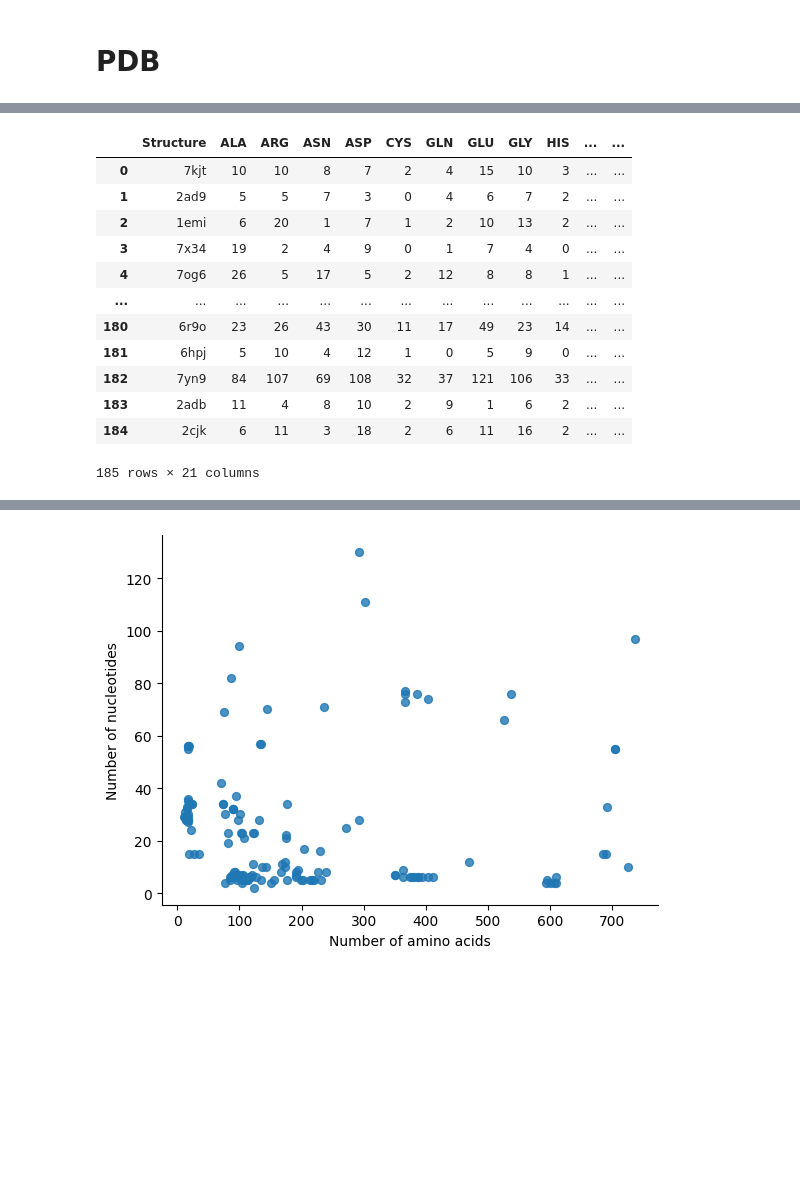
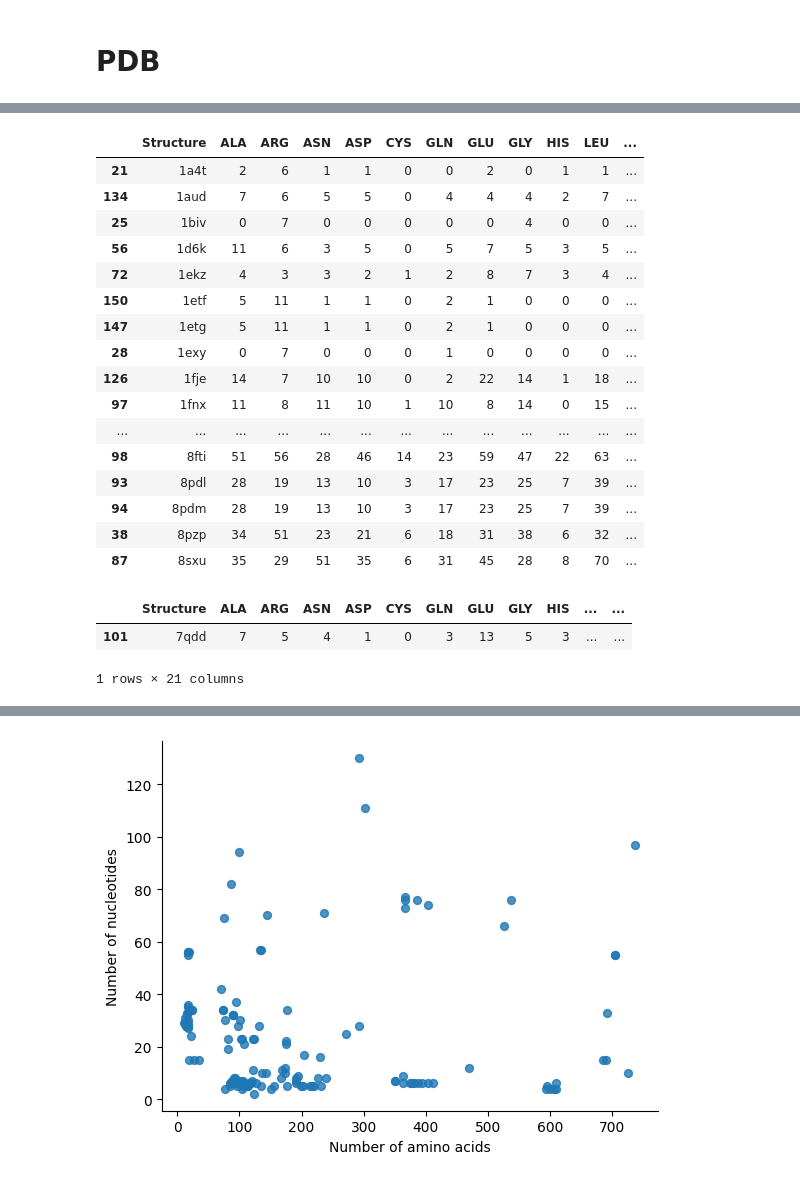
Before and after one commit to EnnesJp/Monografia-Sistemas-de-Informacao, a Jupyter notebook: II/pdb.ipynb, the cells around one changed output, grey strips where cells are left out. Saved outputs shown, nothing was run; the diff lists cells and outputs as text; code cells hidden in the pictures; blank space fills up the shorter version.

```diff
--- a/II/pdb.ipynb
+++ b/II/pdb.ipynb
@@ -210,47 +210,60 @@ for key, values in proteinChains.items():
 
 
 protein_aminoacides_df = pd.DataFrame (
     plot_protein_aminoacides_data,
     columns = [
         'Structure',
         'ALA',
         'ARG',
         'ASN',
         'ASP',
         'CYS',
         'GLN',
         'GLU',
         'GLY',
         'HIS',
         'LEU',
         'ILE',
         'LYS',
         'MET',
         'PHE',
         'PRO',
         'SER',
         'THR',
         'TRP',
         'TYR',
         'VAL',
     ]
 )
 
-protein_aminoacides_df
+pd.options.display.max_columns = None
+pd.options.display.max_rows = None
+
+display(protein_aminoacides_df.sort_values(by=['Structure']))
 # %% [output]
-|  | Structure | ALA | ARG | ASN | ASP | CYS | GLN | GLU | GLY | HIS | ... | ... |
-| 0 | 7kjt | 10 | 10 | 8 | 7 | 2 | 4 | 15 | 10 | 3 | ... | ... |
-| 1 | 2ad9 | 5 | 5 | 7 | 3 | 0 | 4 | 6 | 7 | 2 | ... | ... |
-| 2 | 1emi | 6 | 20 | 1 | 7 | 1 | 2 | 10 | 13 | 2 | ... | ... |
-| 3 | 7x34 | 19 | 2 | 4 | 9 | 0 | 1 | 7 | 4 | 0 | ... | ... |
-| 4 | 7og6 | 26 | 5 | 17 | 5 | 2 | 12 | 8 | 8 | 1 | ... | ... |
+|  | Structure | ALA | ARG | ASN | ASP | CYS | GLN | GLU | GLY | HIS | LEU | ... |
+| 21 | 1a4t | 2 | 6 | 1 | 1 | 0 | 0 | 2 | 0 | 1 | 1 | ... |
+| 134 | 1aud | 7 | 6 | 5 | 5 | 0 | 4 | 4 | 4 | 2 | 7 | ... |
+| 25 | 1biv | 0 | 7 | 0 | 0 | 0 | 0 | 0 | 4 | 0 | 0 | ... |
+| 56 | 1d6k | 11 | 6 | 3 | 5 | 0 | 5 | 7 | 5 | 3 | 5 | ... |
+| 72 | 1ekz | 4 | 3 | 3 | 2 | 1 | 2 | 8 | 7 | 3 | 4 | ... |
+| 150 | 1etf | 5 | 11 | 1 | 1 | 0 | 2 | 1 | 0 | 0 | 0 | ... |
+| 147 | 1etg | 5 | 11 | 1 | 1 | 0 | 2 | 1 | 0 | 0 | 0 | ... |
+| 28 | 1exy | 0 | 7 | 0 | 0 | 0 | 1 | 0 | 0 | 0 | 0 | ... |
+| 126 | 1fje | 14 | 7 | 10 | 10 | 0 | 2 | 22 | 14 | 1 | 18 | ... |
+| 97 | 1fnx | 11 | 8 | 11 | 10 | 1 | 10 | 8 | 14 | 0 | 15 | ... |
 | ... | ... | ... | ... | ... | ... | ... | ... | ... | ... | ... | ... | ... |
-| 180 | 6r9o | 23 | 26 | 43 | 30 | 11 | 17 | 49 | 23 | 14 | ... | ... |
-| 181 | 6hpj | 5 | 10 | 4 | 12 | 1 | 0 | 5 | 9 | 0 | ... | ... |
-| 182 | 7yn9 | 84 | 107 | 69 | 108 | 32 | 37 | 121 | 106 | 33 | ... | ... |
-| 183 | 2adb | 11 | 4 | 8 | 10 | 2 | 9 | 1 | 6 | 2 | ... | ... |
-| 184 | 2cjk | 6 | 11 | 3 | 18 | 2 | 6 | 11 | 16 | 2 | ... | ... |
+| 98 | 8fti | 51 | 56 | 28 | 46 | 14 | 23 | 59 | 47 | 22 | 63 | ... |
+| 93 | 8pdl | 28 | 19 | 13 | 10 | 3 | 17 | 23 | 25 | 7 | 39 | ... |
+| 94 | 8pdm | 28 | 19 | 13 | 10 | 3 | 17 | 23 | 25 | 7 | 39 | ... |
+| 38 | 8pzp | 34 | 51 | 23 | 21 | 6 | 18 | 31 | 38 | 6 | 32 | ... |
+| 87 | 8sxu | 35 | 29 | 51 | 35 | 6 | 31 | 45 | 28 | 8 | 70 | ... |
-185 rows × 21 columns
+# %%
+protein_aminoacides_df.loc[protein_aminoacides_df['Structure'] == '7qdd']
+# %% [output]
+|  | Structure | ALA | ARG | ASN | ASP | CYS | GLN | GLU | GLY | HIS | ... | ... |
+| 101 | 7qdd | 7 | 5 | 4 | 1 | 0 | 3 | 13 | 5 | 3 | ... | ... |
+1 rows × 21 columns
 # %%
 tot_aminoacids = []
 for column in aminoacids:
```
Also changed, not shown: parts of 20 cells of this notebook, 31 other files.
